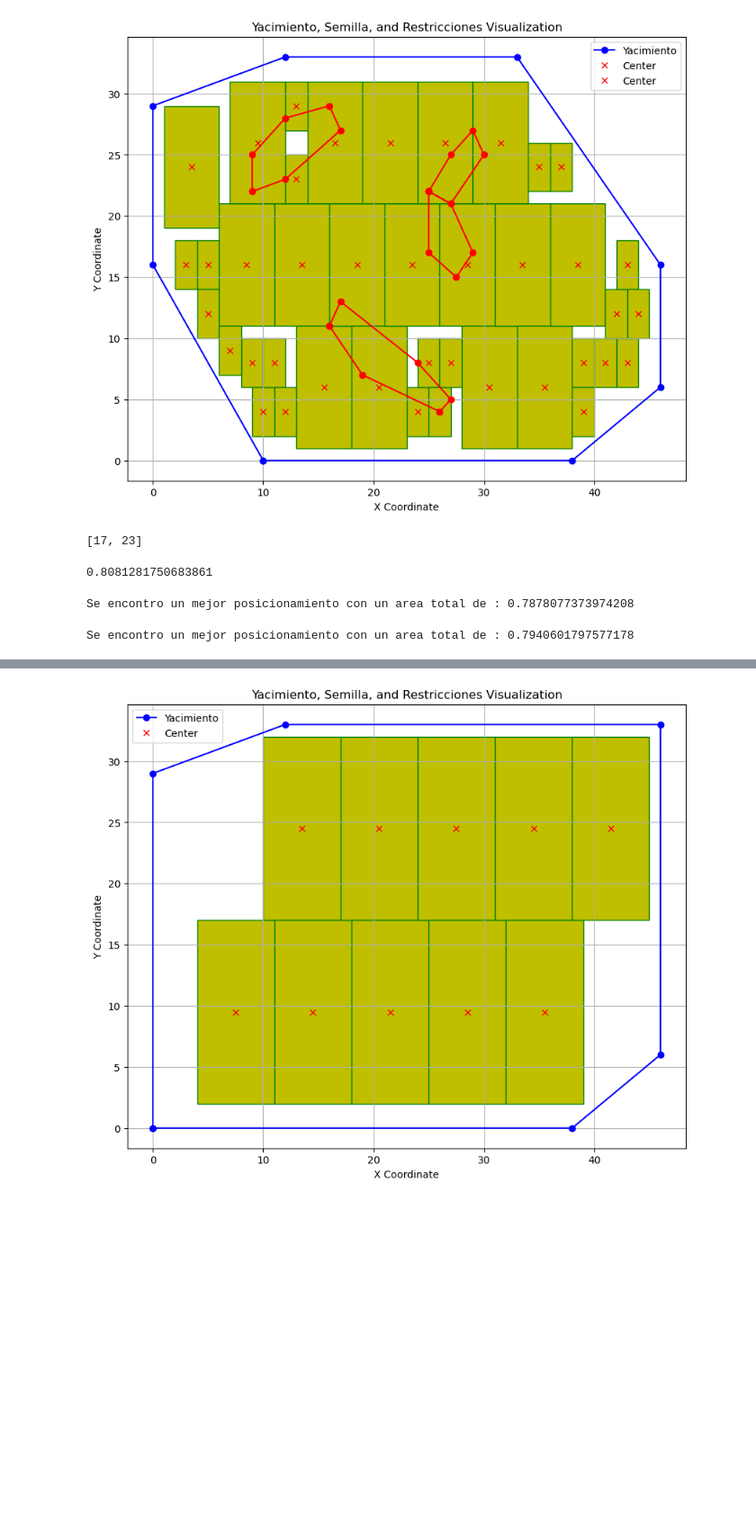
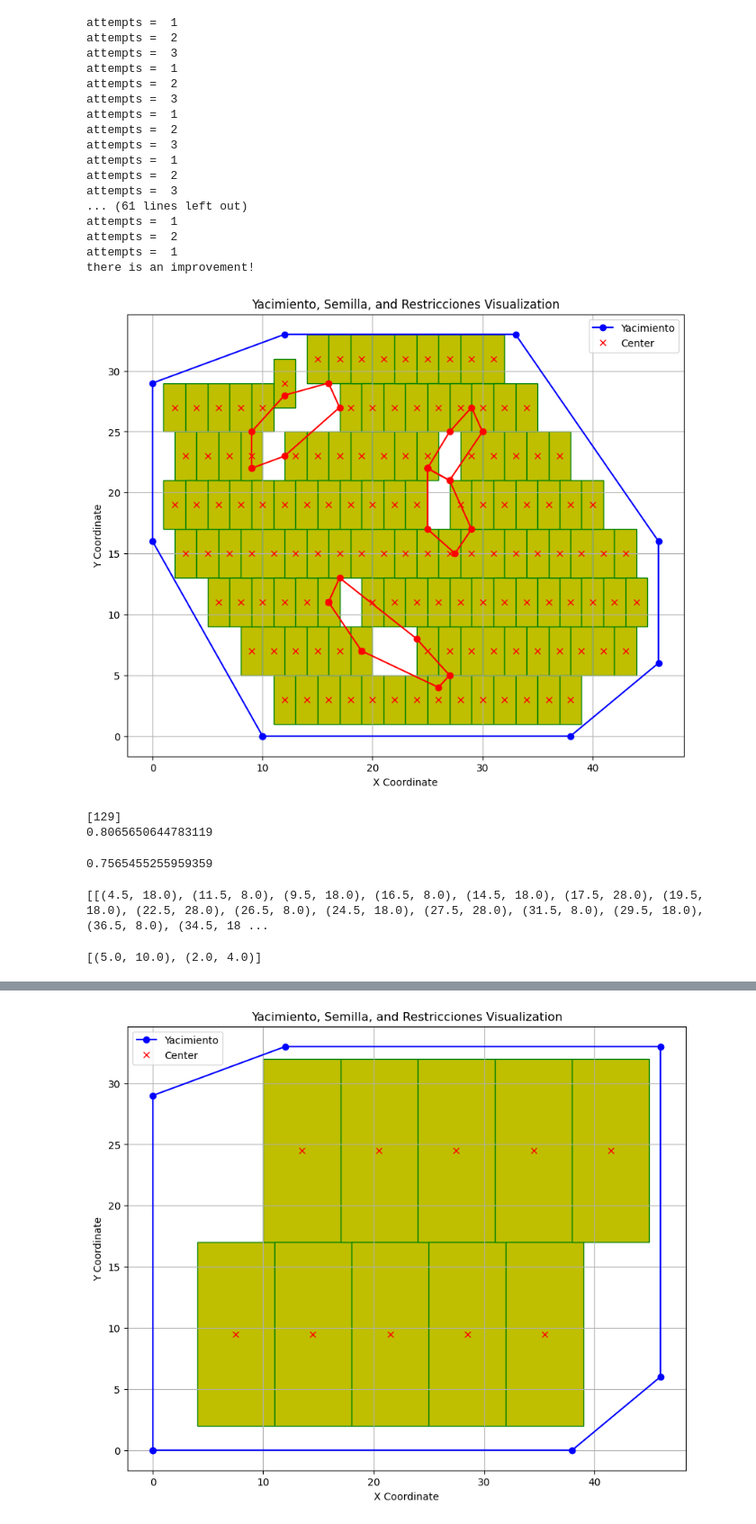
Before and after one commit to lararlm/TD8_ProyectoFinal, a Jupyter notebook: testing/test2.ipynb, the cells around one changed output, grey strips where cells are left out. Shown at 90% size. Saved outputs shown, nothing was run; the diff lists cells and outputs as text; code cells hidden in the pictures; blank space fills up the shorter version.

```diff
--- a/testing/test2.ipynb
+++ b/testing/test2.ipynb
@@ -9,19 +9,41 @@ from lectura_and_analisis.analisis import calculate_area
 from lectura_and_analisis.generacion_mapa import fun_generacion_mapa
 from lectura_and_analisis.optimization_functions import change_dimensions, optimize_area
 # %%
-file_path_bony = 'C:/Users/valen/OneDrive/Escritorio/Bony/Di tella/TD8FINAL/TD8_ProyectoFinal/mapas/pol.01.xml'
+file_path_bony = 'C:/Users/juani/OneDrive/Escritorio/Facultad/TD8FINAL/TD8/mapas/pol.01.xml'
 polygon, panel_size, restrictions , angulo = xml_data_extractor(file_path_bony)
 # %%
-rectangles = grid_heuristic(polygon, panel_size, restrictions, rand = False)
-fun_generacion_mapa(polygon,restrictions,rectangles,panel_size)
+rectangles = grid_heuristic(polygon, [panel_size[1]], restrictions, rand = False)
+fun_generacion_mapa(polygon,restrictions,rectangles,[panel_size[1]])
 len_rectangles = [len(rect) for rect in rectangles]
-area = calculate_area(polygon,len_rectangles,panel_size)
+area = calculate_area(polygon,len_rectangles,[panel_size[1]])
 print(len_rectangles)
 print(area)
 # %% [output]
+attempts =  1
+attempts =  2
+attempts =  3
+attempts =  1
+attempts =  2
+attempts =  3
+attempts =  1
+attempts =  2
+attempts =  3
+attempts =  1
+attempts =  2
+attempts =  3
+... (61 lines left out)
+attempts =  1
+attempts =  2
+attempts =  1
+there is an improvement!
-[figure, old version]
+[figure, new version]
-[17, 23]
+[129]
+0.8065650644783119
 # %%
 print(area)
 # %% [output]
-0.8081281750683861
+0.7565455255959359
+# %%
+print(rectangles)
+# %% [output]
+[[(4.5, 18.0), (11.5, 8.0), (9.5, 18.0), (16.5, 8.0), (14.5, 18.0), (17.5, 28.0), (19.5, 18.0), (22.5, 28.0), (26.5, 8.0), (24.5, 18.0), (27.5, 28.0), (31.5, 8.0), (29.5, 18.0), (36.5, 8.0), (34.5, 18 ...
@@ -28,5 +52,7 @@ print(area)
+# %%
+print(panel_size)
+# %% [output]
+[(5.0, 10.0), (2.0, 4.0)]
 # %%
-best_rectangles = optimize_area(grid_heuristic,polygon,rectangles,panel_size,restrictions,3)
+best_rectangles = optimize_area(grid_heuristic,polygon,rectangles,[panel_size[1]],restrictions,3, 20)
+print(best_rectangles)
-# %% [output]
-Se encontro un mejor posicionamiento con un area total de : 0.7878077373974208
-Se encontro un mejor posicionamiento con un area total de : 0.7940601797577178
```
Also changed, not shown: parts of 3 cells of this notebook, 14 other files.
